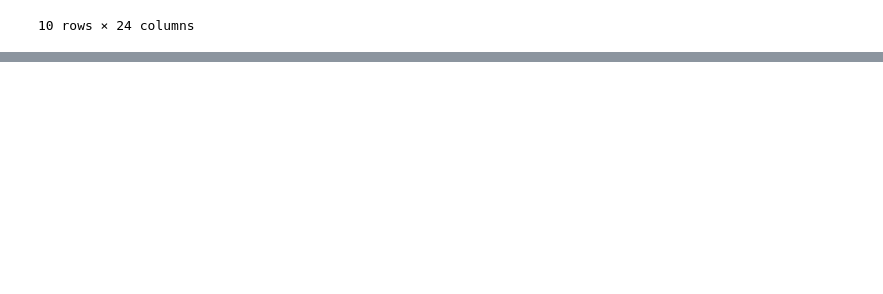
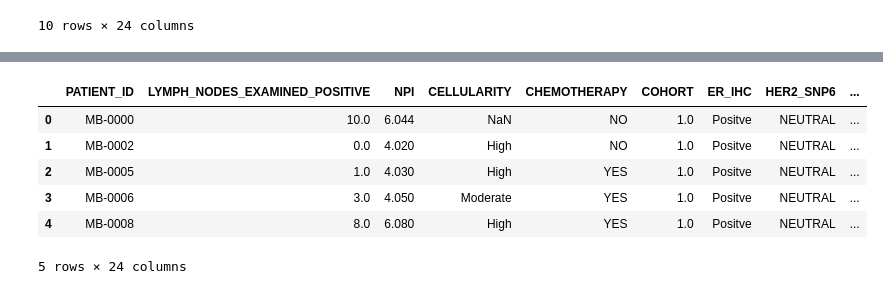
Before and after one commit to VJ1130/ClinSTRAT, a Jupyter notebook: 01_data_preprocessing.ipynb, the cells around one changed output, grey strips where cells are left out. Saved outputs shown, nothing was run; the diff lists cells and outputs as text; code cells hidden in the pictures; blank space fills up the shorter version.

```diff
--- a/01_data_preprocessing.ipynb
+++ b/01_data_preprocessing.ipynb
@@ -44,0 +54,13 @@ display(clinical_patient.head(n=10))
+# %%
+# Subset the dataframe
+#.copy() is used to create a new DataFrame that is a copy of the selected columns from the original DataFrame. This is important to avoid SettingWithCopyWarning in pandas, which can occur when trying to modify a slice of a DataFrame.
+clinical_baseline = clinical_patient.copy()
+display(clinical_baseline.head())
+# %% [output]
+|  | PATIENT_ID | LYMPH_NODES_EXAMINED_POSITIVE | NPI | CELLULARITY | CHEMOTHERAPY | COHORT | ER_IHC | HER2_SNP6 | ... |
+| 0 | MB-0000 | 10.0 | 6.044 | NaN | NO | 1.0 | Positve | NEUTRAL | ... |
+| 1 | MB-0002 | 0.0 | 4.020 | High | NO | 1.0 | Positve | NEUTRAL | ... |
+| 2 | MB-0005 | 1.0 | 4.030 | High | YES | 1.0 | Positve | NEUTRAL | ... |
+| 3 | MB-0006 | 3.0 | 4.050 | Moderate | YES | 1.0 | Positve | NEUTRAL | ... |
+| 4 | MB-0008 | 8.0 | 6.080 | High | YES | 1.0 | Positve | NEUTRAL | ... |
+5 rows × 24 columns
```
Also changed, not shown: parts of 7 cells of this notebook.
